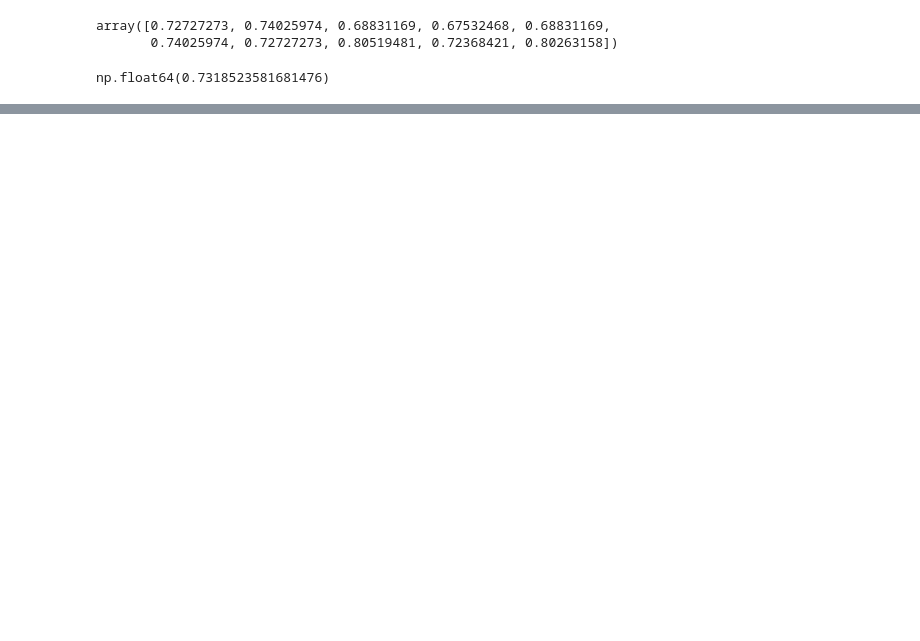
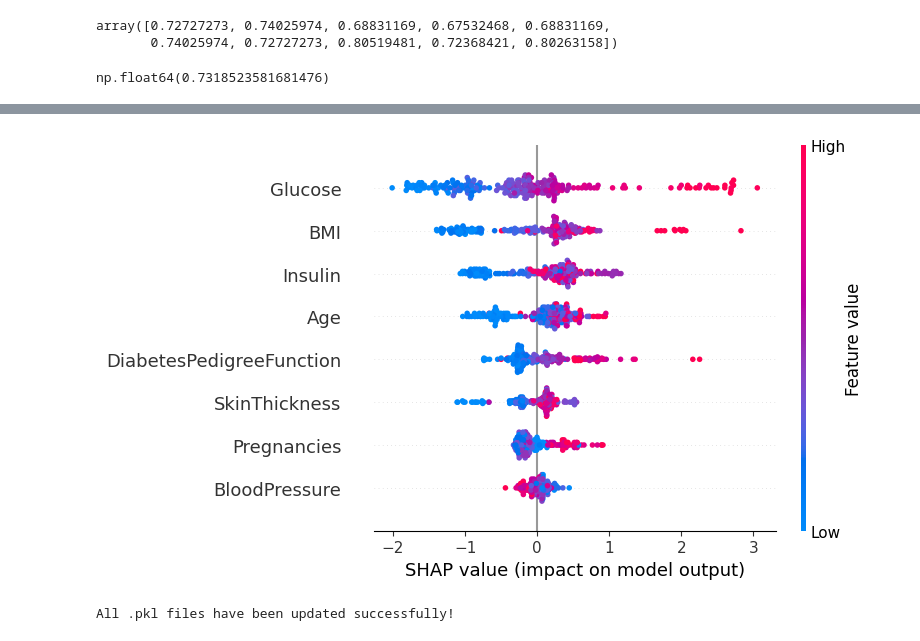
Before and after one commit to GamikaJayawardana/Diabetics-Prediction-ML, a Jupyter notebook: Diabetes_Prediction_modified.ipynb, the cells around one changed output, grey strips where cells are left out. Cells and saved outputs as stored; diff of their text form; code cells hidden in the pictures; blank space fills up the shorter version.

```diff
--- a/Diabetes_Prediction_modified.ipynb
+++ b/Diabetes_Prediction_modified.ipynb
@@ -220,0 +249,24 @@ np.float64(0.7318523581681476)
+# %%
+import shap
+
+# Create object that can calculate shap values
+explainer = shap.TreeExplainer(gb_model) # or your random_search.best_estimator_
+shap_values = explainer.shap_values(X_test_imputed)
+
+# Plot summary
+shap.summary_plot(shap_values, X_test_imputed, feature_names=feature_columns)
+# %% [output]
+[figure, added]
+# %%
+import joblib
+
+best_model = random_search.best_estimator_
+
+joblib.dump(best_model, 'diabetes_model.pkl')
+
+joblib.dump(scaler, 'scaler.pkl')
+joblib.dump(knn_imputer, 'knn_imputer.pkl')
+
+print("All .pkl files have been updated successfully!")
+# %% [output]
+All .pkl files have been updated successfully!
```
Also changed, not shown: parts of 4 cells of this notebook, 1 other file.
